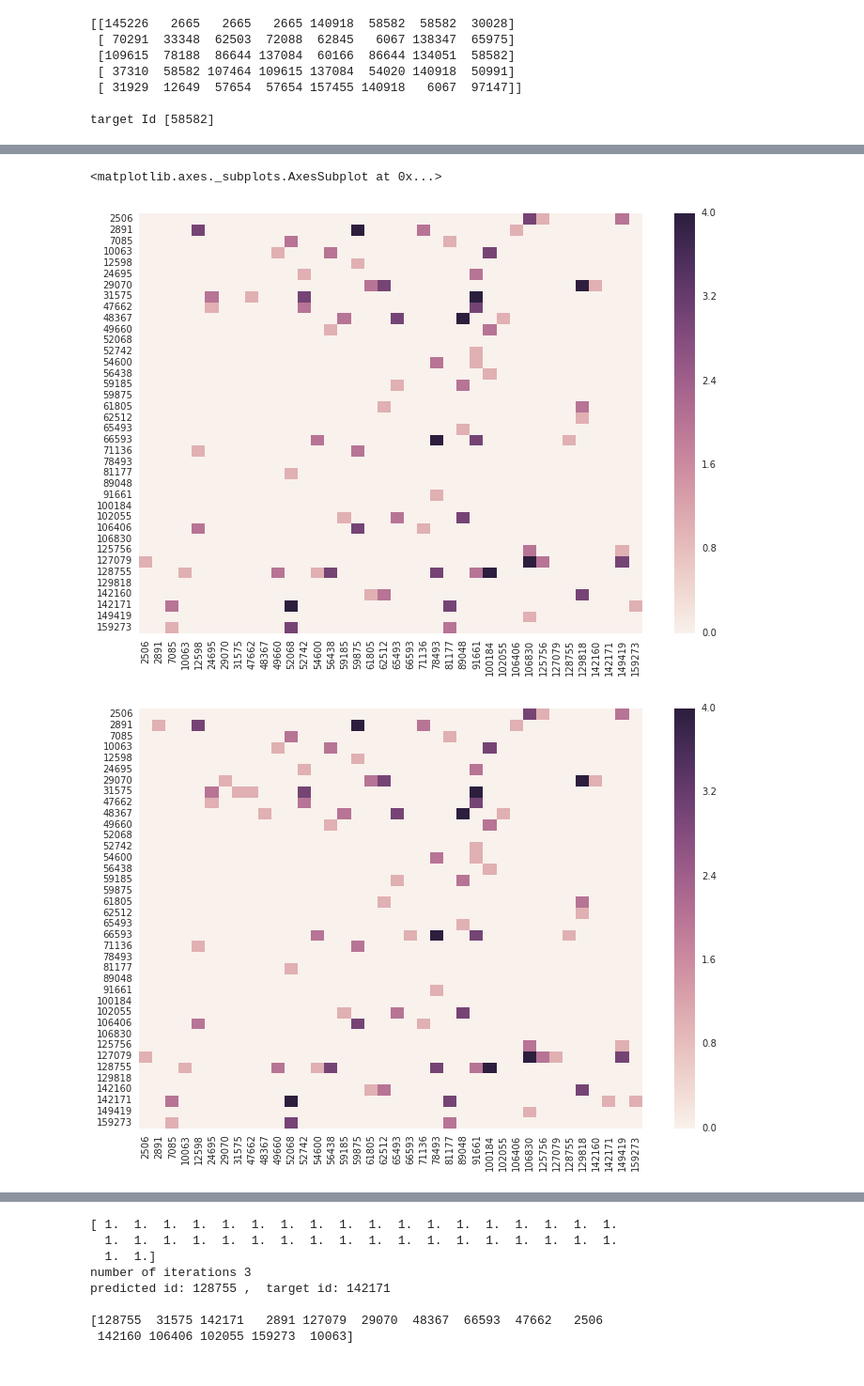
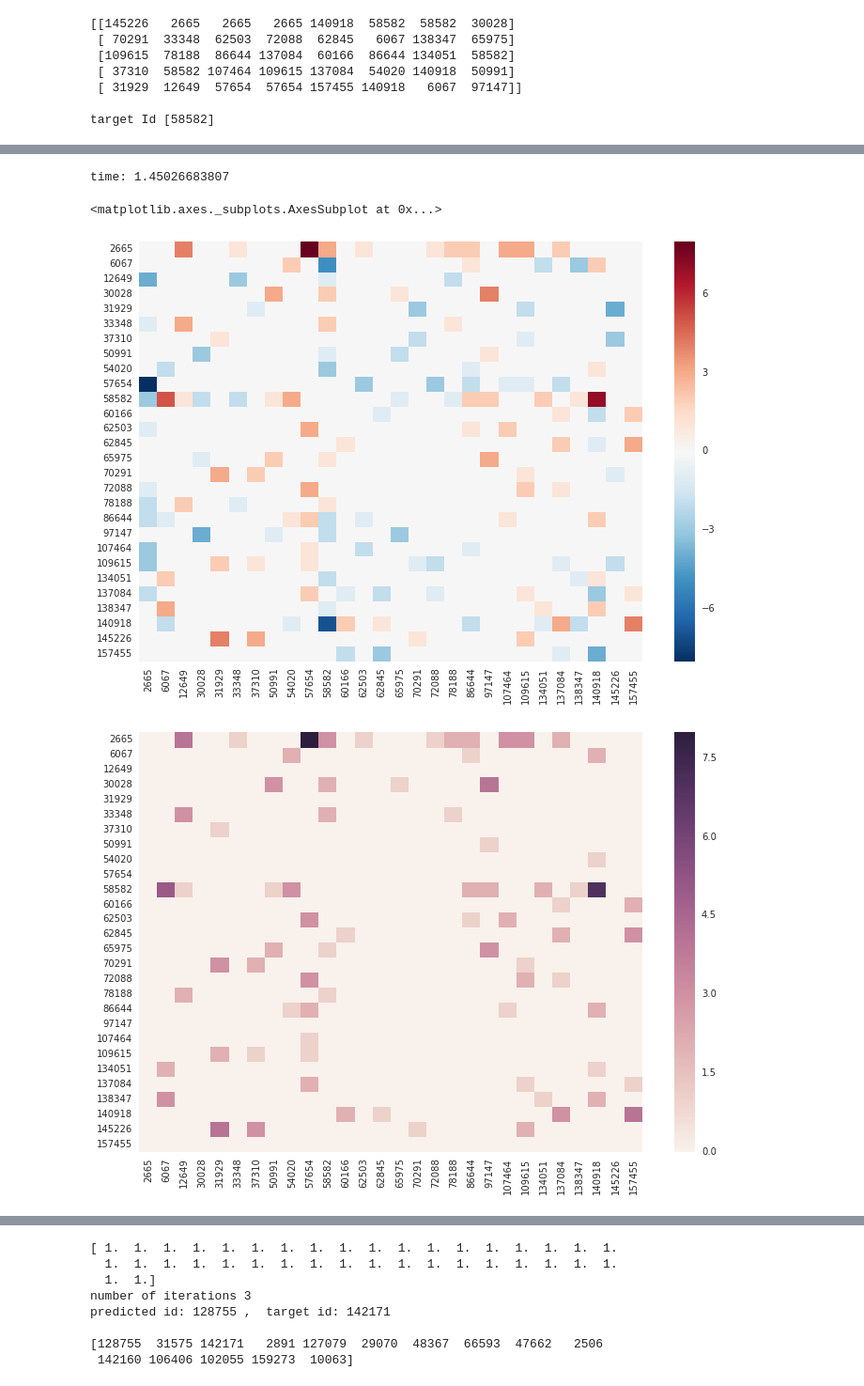
Before and after one commit to maxkub/challengeMDI341_2, a Jupyter notebook: Markov-chain.ipynb, the cells around one changed output, grey strips where cells are left out. Shown at 94% size. Drawn from its saved outputs; the diff is of its cells as text; code cells hidden in the pictures.

```diff
--- a/Markov-chain.ipynb
+++ b/Markov-chain.ipynb
@@ -67,9 +74,28 @@ print np.sum(rank, axis=0)
 # %%
+t0 = time.time()
+
 uniques = np.unique(ranks)
 
 transit = np.zeros((len(uniques), len(uniques)))
 
 
+comb = itertools.combinations(range(len(uniques)), 2)
+for ij in comb:
+    #print ij
+    for col in range(8):
+        rank = ranks[:,col]
+        if uniques[ij[0]] in rank and uniques[ij[1]] in rank:
+            posi = np.argwhere(rank==uniques[ij[0]])[0][0]
+            posj = np.argwhere(rank==uniques[ij[1]])[0][0]
+            transit[ij[1],ij[0]] += 1.*(posi-posj)
+            #if posi > posj:
+            #    transit[ij[1],ij[0]] += 1.*(posi-posj)
+            #elif posi < posj:
+            #    transit[ij[1],ij[0]] -= 1.*(posj-posi)
+
+transit = transit - transit.T
+
+"""
 for i in range(len(uniques)):
     for j in range(len(uniques)):
         for col in range(8):
@@ -81,6 +107,11 @@ for i in range(len(uniques)):
                     transit[j,i] += 1.*(posi-posj)
                 elif posi < posj:
                     transit[j,i] -= 1.*(posj-posi)
+
+"""
+fig = plt.figure(figsize=(12,8))
+ax = fig.gca()
+sns.heatmap(transit, xticklabels=uniques, yticklabels=uniques, ax=ax)
 
 transit[transit<0.] = 0.
 #transit[transit>0.] = 1.
@@ -90,33 +121,36 @@ ax = fig.gca()
 sns.heatmap(transit, xticklabels=uniques, yticklabels=uniques, ax=ax)
 
 all_zero_columns_index = np.where(~transit.any(axis=0))[0]
 transit[all_zero_columns_index, all_zero_columns_index] = 1.
 
 
 
 fig = plt.figure(figsize=(12,8))
 ax = fig.gca()
 sns.heatmap(transit, xticklabels=uniques, yticklabels=uniques, ax=ax)
 
 sums = np.sum(transit, axis=0)
 transit = np.divide(transit, sums)
 
 #transit = transit + 5e-2
 for i in range(len(transit)):
     probs = transit[:,i]
     count = len(probs[probs!=0.])
     probs[probs == 0] = 5e-1/float(count)
     transit[:,i] = probs
 
 sums = np.sum(transit, axis=0)
 transit = np.divide(transit, sums)
 
 transit[transit == np.nan] = 0.
 
+print 'time:', time.time() - t0
+
 fig = plt.figure(figsize=(12,8))
 ax = fig.gca()
 sns.heatmap(transit, xticklabels=uniques, yticklabels=uniques, ax=ax)
 # %% [output]
-<matplotlib.axes._subplots.AxesSubplot at 0x...>
+time: 1.45026683807
+<matplotlib.axes._subplots.AxesSubplot at 0x...>
-[figure, old version]
+[figure, new version]
-[figure, old version]
+[figure, new version]
```
Also changed, not shown: parts of 14 cells of this notebook, 1 other file.
